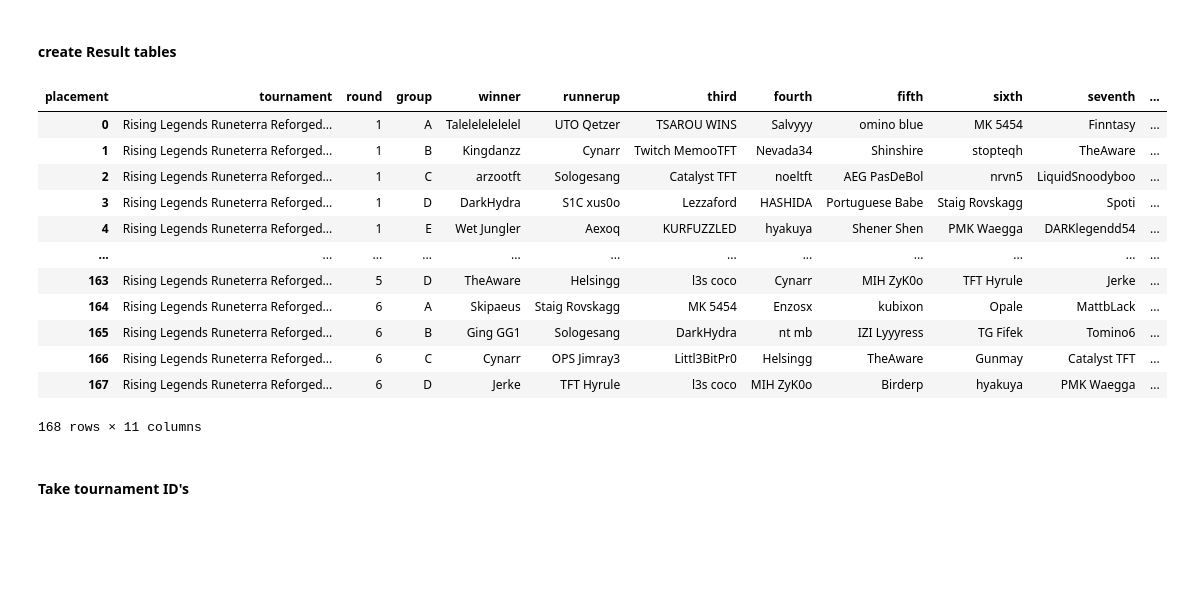
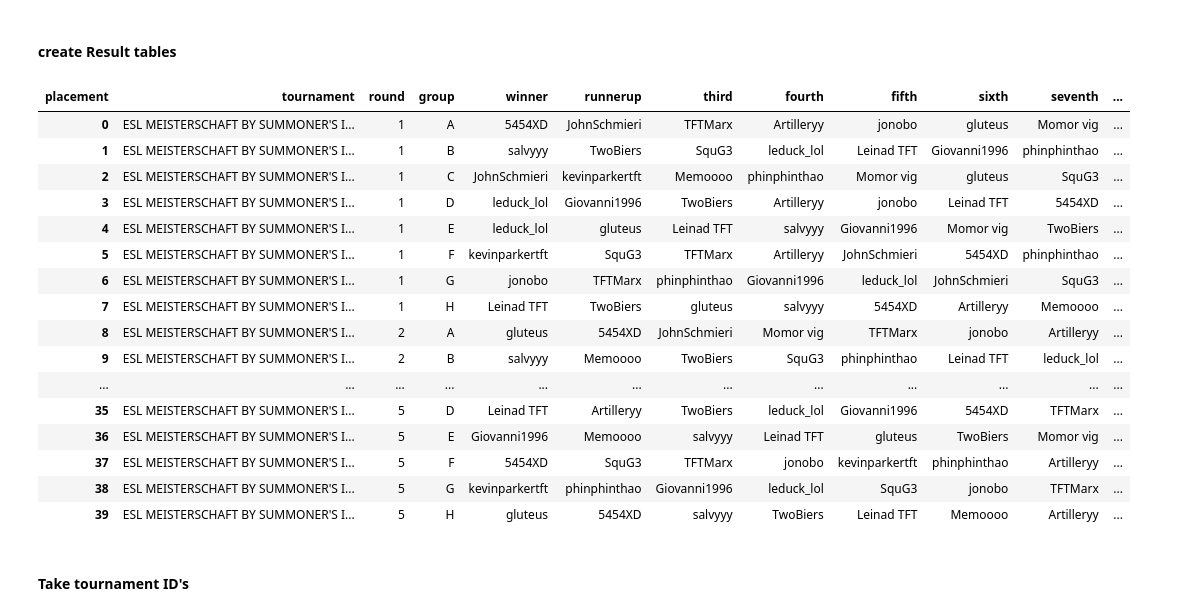
Before and after one commit to Numb2r3/tft_Tables, a Jupyter notebook: files_manipulation/lobbys.ipynb, the cells around one changed output. Cells and saved outputs as stored; diff of their text form; code cells hidden in the pictures; blank space fills up the shorter version.

```diff
--- a/files_manipulation/lobbys.ipynb
+++ b/files_manipulation/lobbys.ipynb
@@ -2,4 +2,4 @@
 import pandas as pd
 import sql_functions as sql_int
 # %%
-tournament_result = pd.read_csv('/program/tft_overview/tft_Tables/data_sheets/results_GSC1.csv')
+tournament_result = pd.read_csv('/program/tft_overview/tft_Tables/data_sheets/results_esl_summer_2022.csv')
@@ -40,25 +73,30 @@ df_tournament_result = df_tournament_result.drop_duplicates()
 # %%
 df_tournament_result = df_tournament_result.drop_duplicates()
 
 df_lobby_result = (pd.pivot_table(df_tournament_result,values='playerName',columns='placement',index=['tournament','round','group'],aggfunc='first')
                    .reset_index()
                    .rename(columns={1:'winner',2:'runnerup',3:'third',4:'fourth',5:'fifth',6:'sixth',7:'seventh',8:'eighth'})
+                   .drop(columns=[9],errors='ignore')
                    )
 df_lobby_result
 # %% [output]
 | placement | tournament | round | group | winner | runnerup | third | fourth | fifth | sixth | seventh | ... |
-| 0 | Rising Legends Runeterra Reforged... | 1 | A | Talelelelelelel | UTO Qetzer | TSAROU WINS | Salvyyy | omino blue | MK 5454 | Finntasy | ... |
-| 1 | Rising Legends Runeterra Reforged... | 1 | B | Kingdanzz | Cynarr | Twitch MemooTFT | Nevada34 | Shinshire | stopteqh | TheAware | ... |
-| 2 | Rising Legends Runeterra Reforged... | 1 | C | arzootft | Sologesang | Catalyst TFT | noeltft | AEG PasDeBol | nrvn5 | LiquidSnoodyboo | ... |
-| 3 | Rising Legends Runeterra Reforged... | 1 | D | DarkHydra | S1C xus0o | Lezzaford | HASHIDA | Portuguese Babe | Staig Rovskagg | Spoti | ... |
-| 4 | Rising Legends Runeterra Reforged... | 1 | E | Wet Jungler | Aexoq | KURFUZZLED | hyakuya | Shener Shen | PMK Waegga | DARKlegendd54 | ... |
+| 0 | ESL MEISTERSCHAFT BY SUMMONER'S I... | 1 | A | 5454XD | JohnSchmieri | TFTMarx | Artilleryy | jonobo | gluteus | Momor vig | ... |
+| 1 | ESL MEISTERSCHAFT BY SUMMONER'S I... | 1 | B | salvyyy | TwoBiers | SquG3 | leduck_lol | Leinad TFT | Giovanni1996 | phinphinthao | ... |
+| 2 | ESL MEISTERSCHAFT BY SUMMONER'S I... | 1 | C | JohnSchmieri | kevinparkertft | Memoooo | phinphinthao | Momor vig | gluteus | SquG3 | ... |
+| 3 | ESL MEISTERSCHAFT BY SUMMONER'S I... | 1 | D | leduck_lol | Giovanni1996 | TwoBiers | Artilleryy | jonobo | Leinad TFT | 5454XD | ... |
+| 4 | ESL MEISTERSCHAFT BY SUMMONER'S I... | 1 | E | leduck_lol | gluteus | Leinad TFT | salvyyy | Giovanni1996 | Momor vig | TwoBiers | ... |
+| 5 | ESL MEISTERSCHAFT BY SUMMONER'S I... | 1 | F | kevinparkertft | SquG3 | TFTMarx | Artilleryy | JohnSchmieri | 5454XD | phinphinthao | ... |
+| 6 | ESL MEISTERSCHAFT BY SUMMONER'S I... | 1 | G | jonobo | TFTMarx | phinphinthao | Giovanni1996 | leduck_lol | JohnSchmieri | SquG3 | ... |
+| 7 | ESL MEISTERSCHAFT BY SUMMONER'S I... | 1 | H | Leinad TFT | TwoBiers | gluteus | salvyyy | 5454XD | Artilleryy | Memoooo | ... |
+| 8 | ESL MEISTERSCHAFT BY SUMMONER'S I... | 2 | A | gluteus | 5454XD | JohnSchmieri | Momor vig | TFTMarx | jonobo | Artilleryy | ... |
+| 9 | ESL MEISTERSCHAFT BY SUMMONER'S I... | 2 | B | salvyyy | Memoooo | TwoBiers | SquG3 | phinphinthao | Leinad TFT | leduck_lol | ... |
 | ... | ... | ... | ... | ... | ... | ... | ... | ... | ... | ... | ... |
-| 163 | Rising Legends Runeterra Reforged... | 5 | D | TheAware | Helsingg | l3s coco | Cynarr | MIH ZyK0o | TFT Hyrule | Jerke | ... |
-| 164 | Rising Legends Runeterra Reforged... | 6 | A | Skipaeus | Staig Rovskagg | MK 5454 | Enzosx | kubixon | Opale | MattbLack | ... |
-| 165 | Rising Legends Runeterra Reforged... | 6 | B | Ging GG1 | Sologesang | DarkHydra | nt mb | IZI Lyyyress | TG Fifek | Tomino6 | ... |
-| 166 | Rising Legends Runeterra Reforged... | 6 | C | Cynarr | OPS Jimray3 | Littl3BitPr0 | Helsingg | TheAware | Gunmay | Catalyst TFT | ... |
-| 167 | Rising Legends Runeterra Reforged... | 6 | D | Jerke | TFT Hyrule | l3s coco | MIH ZyK0o | Birderp | hyakuya | PMK Waegga | ... |
+| 35 | ESL MEISTERSCHAFT BY SUMMONER'S I... | 5 | D | Leinad TFT | Artilleryy | TwoBiers | leduck_lol | Giovanni1996 | 5454XD | TFTMarx | ... |
+| 36 | ESL MEISTERSCHAFT BY SUMMONER'S I... | 5 | E | Giovanni1996 | Memoooo | salvyyy | Leinad TFT | gluteus | TwoBiers | Momor vig | ... |
+| 37 | ESL MEISTERSCHAFT BY SUMMONER'S I... | 5 | F | 5454XD | SquG3 | TFTMarx | jonobo | kevinparkertft | phinphinthao | Artilleryy | ... |
+| 38 | ESL MEISTERSCHAFT BY SUMMONER'S I... | 5 | G | kevinparkertft | phinphinthao | Giovanni1996 | leduck_lol | SquG3 | jonobo | TFTMarx | ... |
+| 39 | ESL MEISTERSCHAFT BY SUMMONER'S I... | 5 | H | gluteus | 5454XD | salvyyy | TwoBiers | Leinad TFT | Memoooo | Artilleryy | ... |
-168 rows × 11 columns
 # %% [markdown]
 #### Take tournament ID's
 # %%
```
Also changed, not shown: parts of 19 cells of this notebook, 4 other files.
